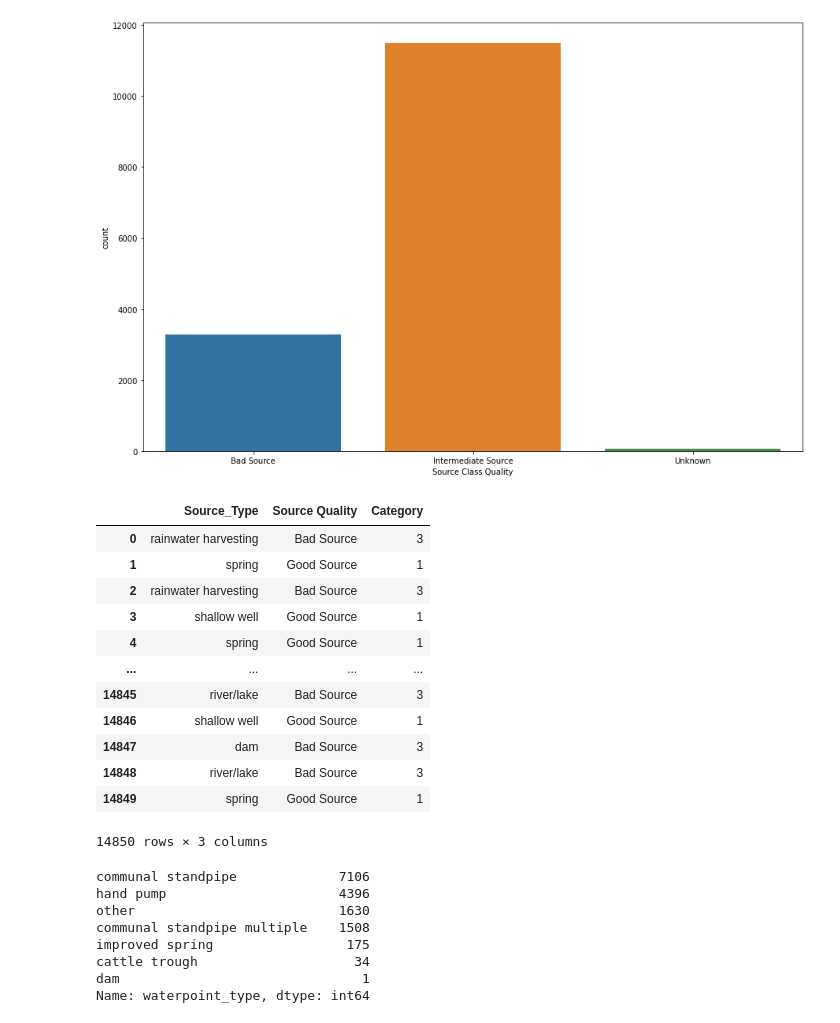
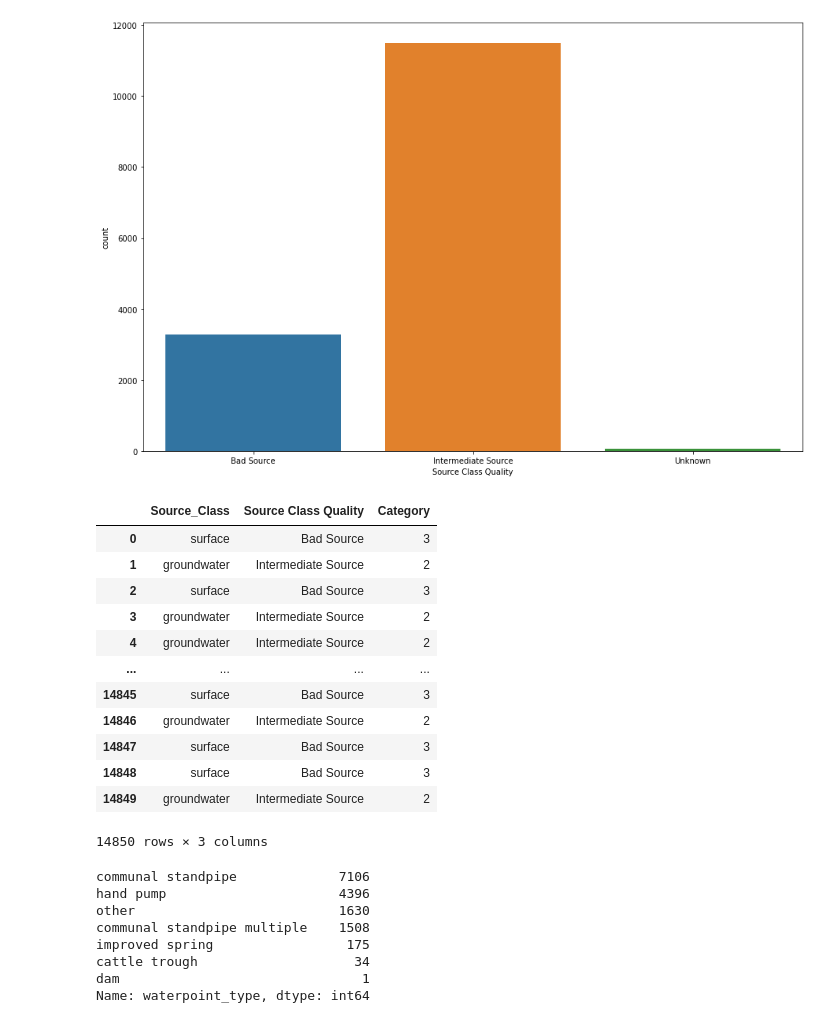
Before and after one commit to ruth-maker/file, a Jupyter notebook: Tanzanian.ipynb, the cells around one changed output. Saved outputs shown, nothing was run; the diff lists cells and outputs as text; code cells hidden in the pictures.

```diff
--- a/Tanzanian.ipynb
+++ b/Tanzanian.ipynb
@@ -283,8 +295,10 @@ amount_tsh3 = raw_info["amount_tsh"]
 # %%
 qualification = []
 for number in amount_tsh3:
-    if  0 <= number <= 59 or  189 <= number :qualification.append('Bad Static Head: 0-59 or over 189')
-    if  100 <= number <= 120:qualification.append('Good Static Head: 100-120')
+    if  0 <= number <= 59 or  189 <= number :
+        qualification.append('Bad Static Head: 0-59 or over 189')
+    if  100 <= number <= 120:
+        qualification.append('Good Static Head: 100-120')
     if 60 <= number <= 99 or 130 <= number <= 190:
         qualification.append('Intermediate Static Head: 60-100 or 130-190')
 len(qualification)
@@ -369,7 +383,7 @@ qualification1 = []
 for number in gps_height4:
     if 1500 <= number or 2000<= number:
         qualification1.append('Bad Altitude: Over 1500 Feet')
-    elif number <=-500 or number <= 0:
+    elif  number <= 0:
             qualification1.append('Good Altitude: (-500)-0 Feet')
     elif 1 <= number <= 1499:
         qualification1.append('Intermediate Altitude: 1-1499 Feet')
@@ -1046,27 +1060,27 @@ sns.countplot(x='Source Class Quality',data=df6)
 <AxesSubplot:xlabel='Source Class Quality', ylabel='count'>
 [figure]
 # %%
-category5 = []
-for i in qualification5:
-    if i == 'Bad Source':category5.append(3)
-    if i == 'Good Source':category5.append(1)
-    if i == 'Intermediate Source':category5.append(2)
-    if i == 'Unknown':category5.append(0)
-df5['Category'] = category5
-df5
+category6 = []
+for i in qualification6:
+    if i == 'Bad Source':category6.append(3)
+    if i == 'Good Source':category6.append(1)
+    if i == 'Intermediate Source':category6.append(2)
+    if i == 'Unknown':category6.append(0)
+df6['Category'] = category6
+df6
 # %% [output]
-|  | Source_Type | Source Quality | Category |
-| 0 | rainwater harvesting | Bad Source | 3 |
-| 1 | spring | Good Source | 1 |
-| 2 | rainwater harvesting | Bad Source | 3 |
-| 3 | shallow well | Good Source | 1 |
-| 4 | spring | Good Source | 1 |
+|  | Source_Class | Source Class Quality | Category |
+| 0 | surface | Bad Source | 3 |
+| 1 | groundwater | Intermediate Source | 2 |
+| 2 | surface | Bad Source | 3 |
+| 3 | groundwater | Intermediate Source | 2 |
+| 4 | groundwater | Intermediate Source | 2 |
 | ... | ... | ... | ... |
-| 14845 | river/lake | Bad Source | 3 |
-| 14846 | shallow well | Good Source | 1 |
-| 14847 | dam | Bad Source | 3 |
-| 14848 | river/lake | Bad Source | 3 |
-| 14849 | spring | Good Source | 1 |
+| 14845 | surface | Bad Source | 3 |
+| 14846 | groundwater | Intermediate Source | 2 |
+| 14847 | surface | Bad Source | 3 |
+| 14848 | surface | Bad Source | 3 |
+| 14849 | groundwater | Intermediate Source | 2 |
 14850 rows × 3 columns
 # %%
 raw_info["waterpoint_type"].value_counts()
```
Also changed, not shown: parts of 102 cells of this notebook.
